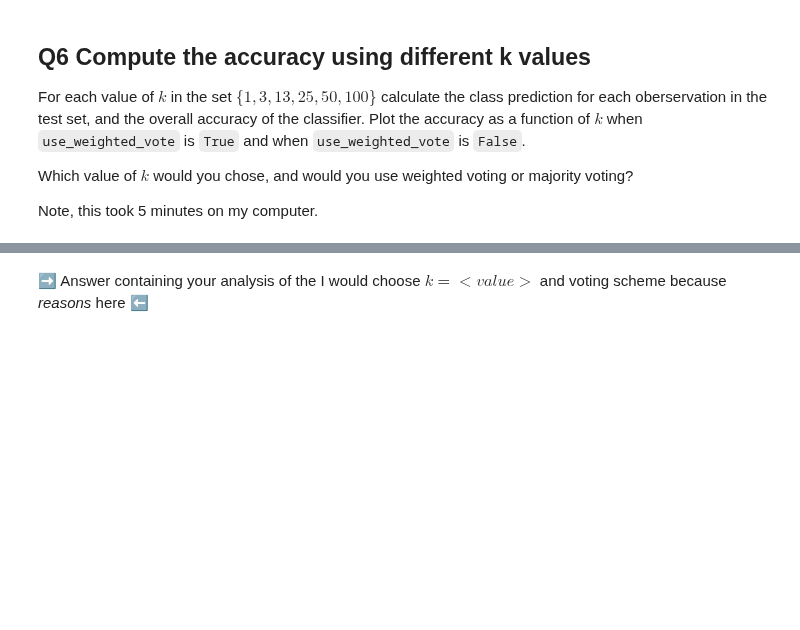
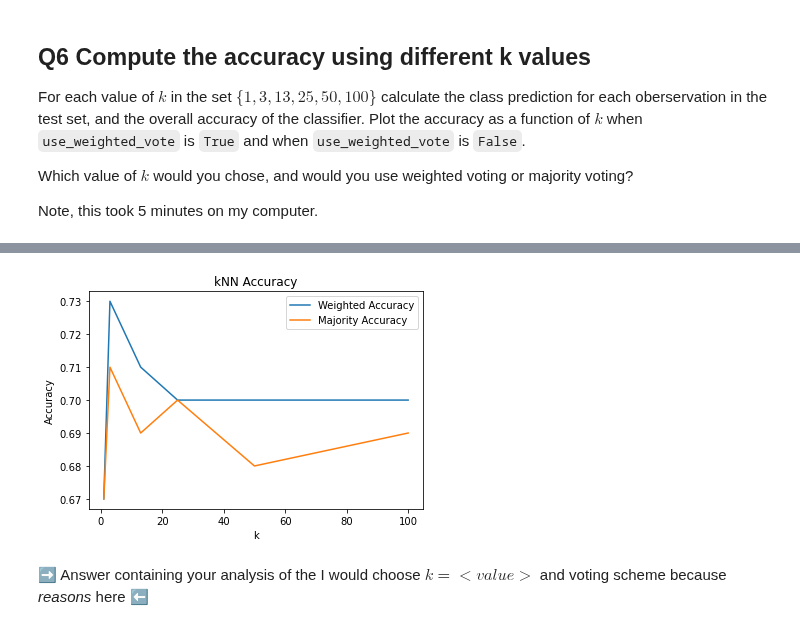
Before and after one commit to alex-chiu/CS329E-Data-Analytics, a Jupyter notebook: HW6/CS329E_HW6.ipynb, the cells around one changed output, grey strips where cells are left out. Drawn from its saved outputs; the diff is of its cells as text; code cells hidden in the pictures; blank space fills up the shorter version.

```diff
--- a/HW6/CS329E_HW6.ipynb
+++ b/HW6/CS329E_HW6.ipynb
@@ -280,4 +278,24 @@ poss_k = [1,3,13,25,50,100] # possible k's
 acc_k_majority = list(np.zeros(len(poss_k))) # Accuracy for each value of k using majority voting
 acc_k_weighted = list(np.zeros(len(poss_k))) # Accuracy for each value of k using weighted voting
 
+for i in range(len(poss_k)):
+    weightedAcc = 0;
+    majorityAcc = 0;
+    k = poss_k[i]
+    for j in range(len(df_test)):
+        test_data = df_test.iloc[j]
+        test_type = test_data["Type"]
+        w = knn_class(df_melb,k,"Type",test_data,True)
+        m = knn_class(df_melb,k,"Type",test_data,False)
+        if w == test_type:
+            weightedAcc+=1
+        if m == test_type:
+            majorityAcc+=1
+    weightedAcc/=len(df_test)
+    majorityAcc/=len(df_test)
+    acc_k_weighted[i]=weightedAcc
+    acc_k_majority[i]=majorityAcc
+    print(weightedAcc)
+    print(majorityAcc)
+
 # Your code here
@@ -286,2 +315,13 @@ acc_k_weighted = list(np.zeros(len(poss_k))) # Accuracy for each value of k usin
+# %%
+# plot code here
+plt.plot(poss_k,acc_k_weighted)
+plt.plot(poss_k,acc_k_majority)
+plt.legend(["Weighted Accuracy", "Majority Accuracy"])
+plt.title("kNN Accuracy")
+plt.xlabel('k')
+plt.ylabel('Accuracy')
+plt.show()
+# %% [output]
+[figure, added]
 # %% [markdown]
 ➡️ Answer containing your analysis of the I would choose $k = <value> $ and voting scheme because _reasons_ here ⬅️
```
Also changed, not shown: parts of 4 cells of this notebook.
